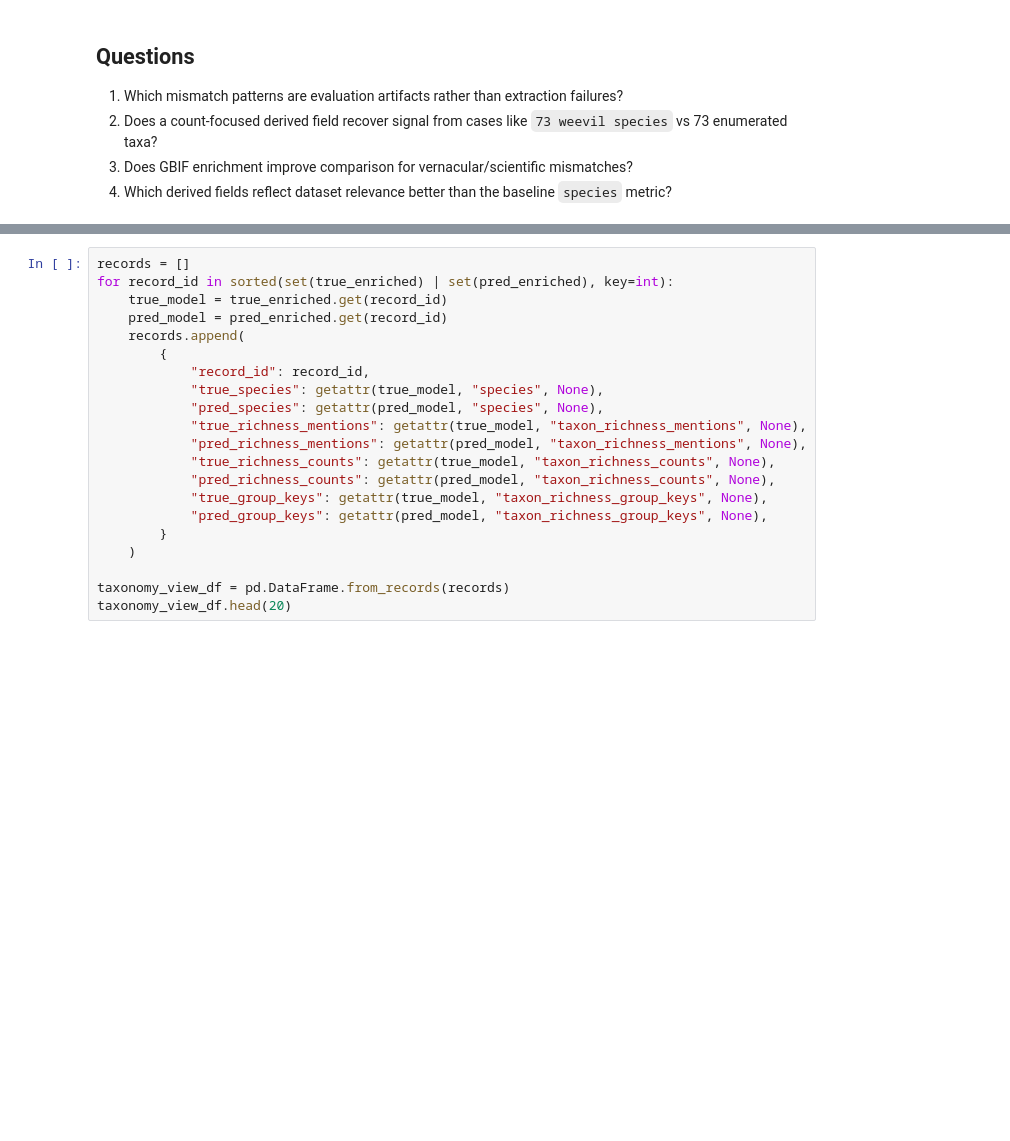
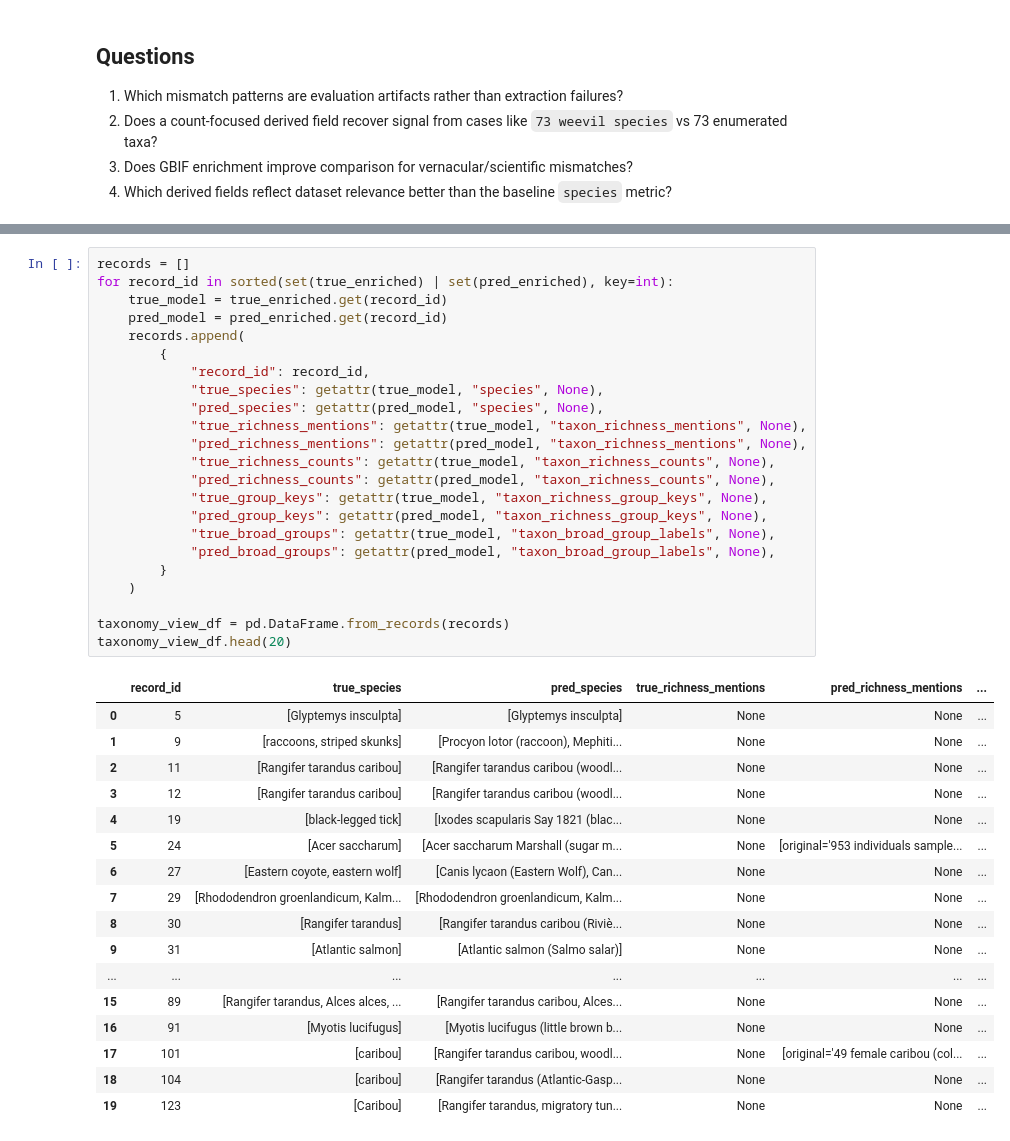
Before and after one commit to BiodiversiteQuebec/llm_metadata, a Jupyter notebook: notebooks/taxonomic_relevance_evaluation.ipynb, the cells around one changed output, grey strips where cells are left out. Saved outputs shown, nothing was run; the diff lists cells and outputs as text; blank space fills up the shorter version.

```diff
--- a/notebooks/taxonomic_relevance_evaluation.ipynb
+++ b/notebooks/taxonomic_relevance_evaluation.ipynb
@@ -100,24 +201,44 @@ display(group_mismatches[["record_id", "true_value", "pred_value", "tp", "fp", "
 # %%
 records = []
 for record_id in sorted(set(true_enriched) | set(pred_enriched), key=int):
     true_model = true_enriched.get(record_id)
     pred_model = pred_enriched.get(record_id)
     records.append(
         {
             "record_id": record_id,
             "true_species": getattr(true_model, "species", None),
             "pred_species": getattr(pred_model, "species", None),
             "true_richness_mentions": getattr(true_model, "taxon_richness_mentions", None),
             "pred_richness_mentions": getattr(pred_model, "taxon_richness_mentions", None),
             "true_richness_counts": getattr(true_model, "taxon_richness_counts", None),
             "pred_richness_counts": getattr(pred_model, "taxon_richness_counts", None),
             "true_group_keys": getattr(true_model, "taxon_richness_group_keys", None),
             "pred_group_keys": getattr(pred_model, "taxon_richness_group_keys", None),
+            "true_broad_groups": getattr(true_model, "taxon_broad_group_labels", None),
+            "pred_broad_groups": getattr(pred_model, "taxon_broad_group_labels", None),
         }
     )
 
 taxonomy_view_df = pd.DataFrame.from_records(records)
 taxonomy_view_df.head(20)
+# %% [output]
+|  | record_id | true_species | pred_species | true_richness_mentions | pred_richness_mentions | ... |
+| 0 | 5 | [Glyptemys insculpta] | [Glyptemys insculpta] | None | None | ... |
+| 1 | 9 | [raccoons, striped skunks] | [Procyon lotor (raccoon), Mephiti... | None | None | ... |
+| 2 | 11 | [Rangifer tarandus caribou] | [Rangifer tarandus caribou (woodl... | None | None | ... |
+| 3 | 12 | [Rangifer tarandus caribou] | [Rangifer tarandus caribou (woodl... | None | None | ... |
+| 4 | 19 | [black-legged tick] | [Ixodes scapularis Say 1821 (blac... | None | None | ... |
+| 5 | 24 | [Acer saccharum] | [Acer saccharum Marshall (sugar m... | None | [original='953 individuals sample... | ... |
+| 6 | 27 | [Eastern coyote, eastern wolf] | [Canis lycaon (Eastern Wolf), Can... | None | None | ... |
+| 7 | 29 | [Rhododendron groenlandicum, Kalm... | [Rhododendron groenlandicum, Kalm... | None | None | ... |
+| 8 | 30 | [Rangifer tarandus] | [Rangifer tarandus caribou (Riviè... | None | None | ... |
+| 9 | 31 | [Atlantic salmon] | [Atlantic salmon (Salmo salar)] | None | None | ... |
+| ... | ... | ... | ... | ... | ... | ... |
+| 15 | 89 | [Rangifer tarandus, Alces alces, ... | [Rangifer tarandus caribou, Alces... | None | None | ... |
+| 16 | 91 | [Myotis lucifugus] | [Myotis lucifugus (little brown b... | None | None | ... |
+| 17 | 101 | [caribou] | [Rangifer tarandus caribou, woodl... | None | [original='49 female caribou (col... | ... |
+| 18 | 104 | [caribou] | [Rangifer tarandus (Atlantic-Gasp... | None | None | ... |
+| 19 | 123 | [Caribou] | [Rangifer tarandus, migratory tun... | None | None | ... |
 # %% [markdown]
 ## Discussion Guide
 
```
Also changed, not shown: parts of 7 cells of this notebook, 6 other files.
